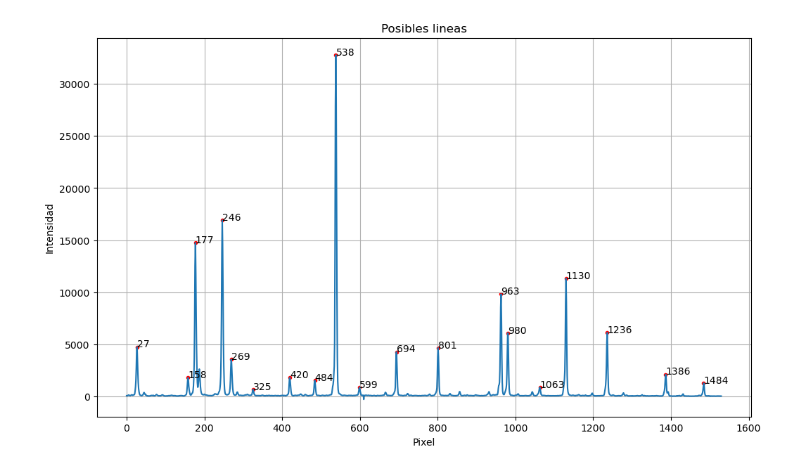
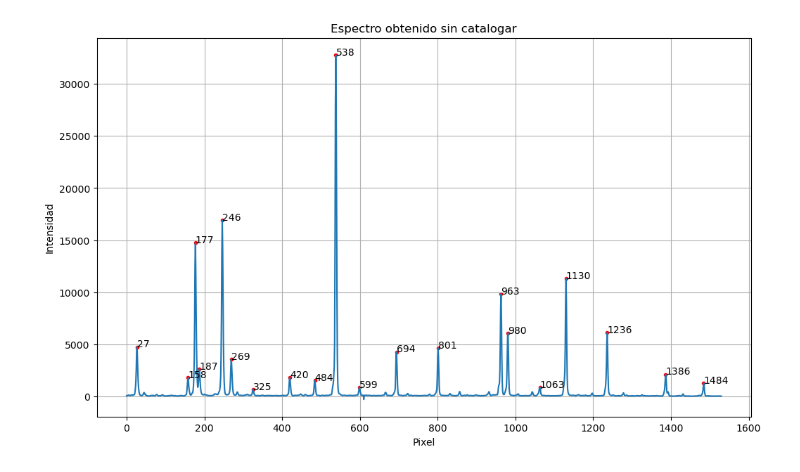
Before and after one commit to ccuellarn/Torium-Operation, a Jupyter notebook: Analisis.ipynb, the cells around one changed output. Cells and saved outputs as stored; diff of their text form; code cells hidden in the pictures.

Commit message:
Terminado y organizado th 6200 orden 2

```diff
--- a/Analisis.ipynb
+++ b/Analisis.ipynb
@@ -4,51 +4,52 @@ import numpy as np
 import pandas as pd
 from scipy.optimize import curve_fit
 # %%
-def Data(l):
-    data = pd.read_csv(l, delimiter=' ')
-    return data
-
 def Spectrum(datax,datay):
     marker_x = []
     marker_y = []
     index_y = []
     index_x = []
     anotaciones = []
 
     for i in range(0,len(datax)):
         mark = i
 
         if mark != 0 and mark != len(datax)-1:
             last = datay[mark - 1]
             next = datay[mark + 1]
 
             #Hallar máximos de espectro
-            if (last < datay[i]) and (next < datay[i]) and (datay[i]>525) and (datax[i] != 187):
+            if (last < datay[i]) and (next < datay[i]) and (datay[i]>525) and (datay[i]!=187):
                 marker_x.append(datax[i])
                 marker_y.append(datay[i])
 
                 index_y.append( datay[i-7:i+7] )
                 index_x.append( datax[i-7:i+7] )
 
                 anotaciones.append(str(datax[i]))
 
     return marker_x,marker_y,index_x,index_y,anotaciones
 
-datos = Data(r"C:\Users\clauw\Documents\Programming\Torium-Operation\th 6200 orden 2 spec.txt")
-pixel = np.array(datos['P'])
-intensidad = np.array(datos['I'])
-marker_x,marker_y, index_x,index_y,anotaciones = Spectrum(pixel,intensidad)
+def DataProcess(l):
+    data = pd.read_csv(l, delimiter=' ')
+    pixel = np.array(data['P'])
+    intensidad = np.array(data['I'])
+
+    marker_x,marker_y, index_x,index_y,anotaciones = Spectrum(pixel,intensidad)
+    return pixel,intensidad,marker_x,marker_y, index_x,index_y,anotaciones
+
+pixel,intensidad,marker_x,marker_y, index_x,index_y,anotaciones = DataProcess(r"C:\Users\clauw\Documents\Programming\Torium-Operation\th 6200 orden 2 spec.txt")
+
+#Grafica
+fig1, ax1 = plt.subplots(1,1, figsize=(12,7))
+ax1.plot(pixel,intensidad)
+ax1.scatter(marker_x,marker_y,marker='.',color = 'red')
+ax1.set_title('Espectro obtenido sin catalogar')
+ax1.set_xlabel('Pixel')
+ax1.set_ylabel('Intensidad')
+ax1.grid()
+for i, label in enumerate(anotaciones):
+    plt.annotate(label, (marker_x[i] + 0.1, marker_y[i]))
+#fig1.savefig('th 6200 orden 2 espectro tratado.jpg')
+# %% [output]
+[figure, added]
-# %%
-fig1, ax1 = plt.subplots(1,1, figsize=(12,7))
-ax1.plot(pixel,intensidad)
-ax1.scatter(marker_x,marker_y,marker='.',color = 'red')
-ax1.set_title('Posibles lineas')
-ax1.set_xlabel('Pixel')
-ax1.set_ylabel('Intensidad')
-ax1.grid()
-for i, label in enumerate(anotaciones):
-    plt.annotate(label, (marker_x[i] + 0.1, marker_y[i]))
-
-# fig1.savefig('th 6200 orden 2 espectro tratado.jpg')
-# %% [output]
-[figure, removed]
```
Also changed, not shown: parts of 7 cells of this notebook, 2 other files.
